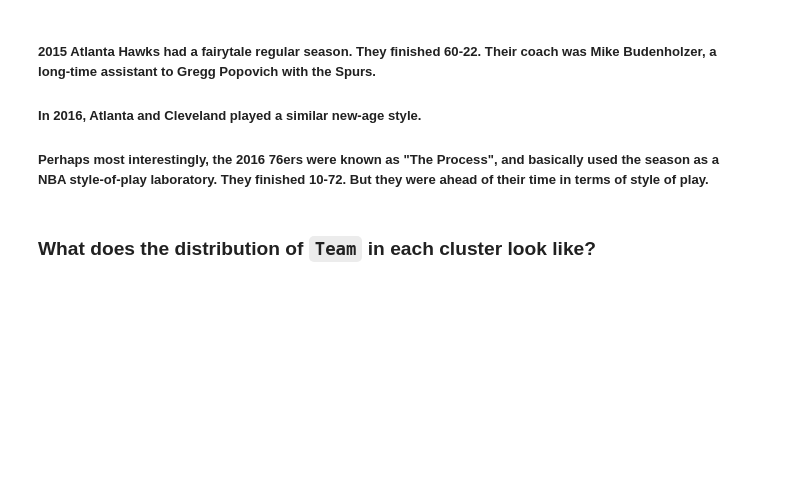
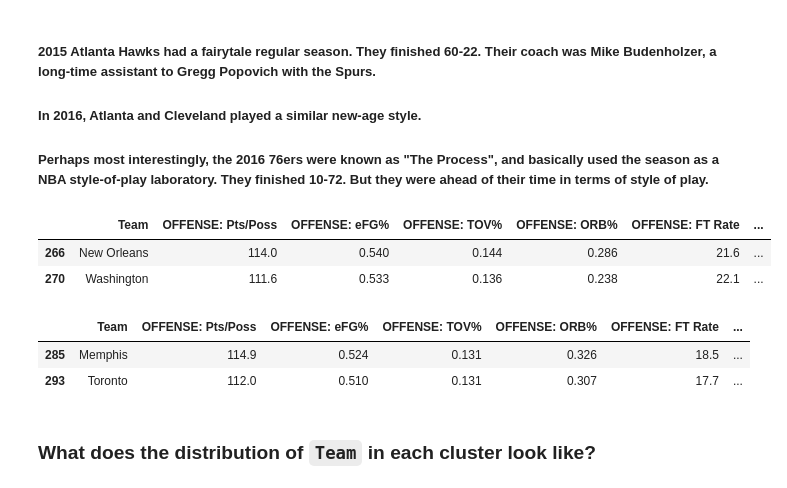
Before and after one commit to aothree/NBA-Style-of-Play, a Jupyter notebook: model_and_post-model_eda.ipynb, the cells around one changed output. Cells and saved outputs as stored; diff of their text form; code cells hidden in the pictures; blank space fills up the shorter version.

```diff
--- a/model_and_post-model_eda.ipynb
+++ b/model_and_post-model_eda.ipynb
@@ -332,6 +332,20 @@ df.loc[(df.year == 2016) & (df.cluster == 0)]
 ##### 2015 Atlanta Hawks had a fairytale regular season.  They finished 60-22.  Their coach was Mike Budenholzer, a long-time assistant to Gregg Popovich with the Spurs.
 ##### In 2016, Atlanta and Cleveland played a similar new-age style.
 ##### Perhaps most interestingly, the 2016 76ers were known as "The Process", and basically used the season as a NBA style-of-play laboratory.  They finished 10-72.  But they were ahead of their time in terms of style of play.
+# %%
+# Who are the Cluster 2 teams from 2021 and 2022.  Interesting that these teams aren't going
+# all-in on analytics, but playing more like teams from a few years ago.
+df.loc[(df.year == 2021) & (df.cluster == 2)]
+# %% [output]
+|  | Team | OFFENSE: Pts/Poss | OFFENSE: eFG% | OFFENSE: TOV% | OFFENSE: ORB% | OFFENSE: FT Rate | ... |
+| 266 | New Orleans | 114.0 | 0.540 | 0.144 | 0.286 | 21.6 | ... |
+| 270 | Washington | 111.6 | 0.533 | 0.136 | 0.238 | 22.1 | ... |
+# %%
+df.loc[(df.year == 2022) & (df.cluster == 2)]
+# %% [output]
+|  | Team | OFFENSE: Pts/Poss | OFFENSE: eFG% | OFFENSE: TOV% | OFFENSE: ORB% | OFFENSE: FT Rate | ... |
+| 285 | Memphis | 114.9 | 0.524 | 0.131 | 0.326 | 18.5 | ... |
+| 293 | Toronto | 112.0 | 0.510 | 0.131 | 0.307 | 17.7 | ... |
 # %% [markdown]
 ### What does the distribution of `Team` in each cluster look like?
 # %%
```
Also changed, not shown: parts of 1 cell of this notebook, 3 other files.
